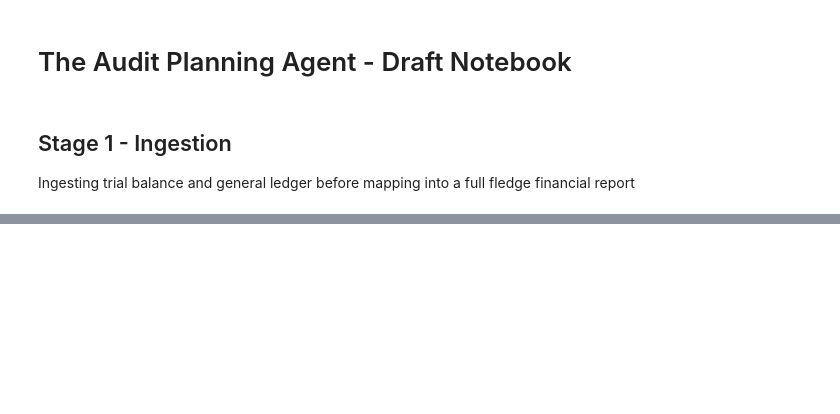
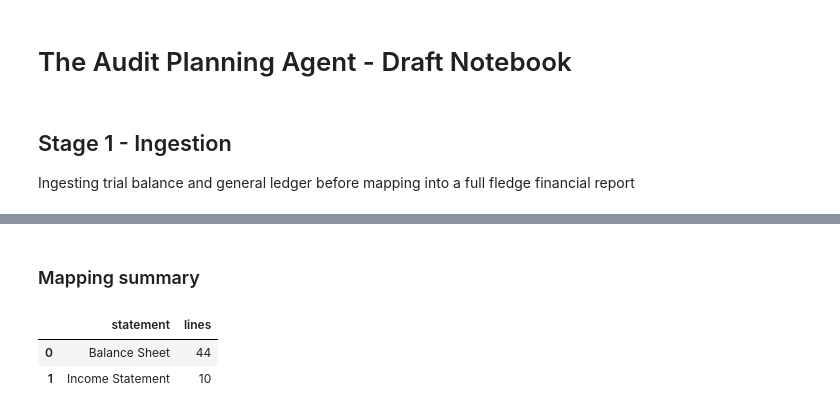
Before and after one commit to lehai0609/Planning_Agent_NDD, a Jupyter notebook: notebooks/draft.ipynb, the cells around one changed output, grey strips where cells are left out. Saved outputs shown, nothing was run; the diff lists cells and outputs as text; code cells hidden in the pictures; blank space fills up the shorter version.

```diff
--- a/notebooks/draft.ipynb
+++ b/notebooks/draft.ipynb
@@ -135,0 +418,38 @@ for dataset_name, dataframe in ingested_frames.items():
+# %%
+CONFIGS_DIR = REPO_ROOT / "configs"
+FS_MAPPING_PATH = CONFIGS_DIR / "fs_mapping.yaml"
+
+if not FS_MAPPING_PATH.exists():
+    raise FileNotFoundError(f"Mapping config not found at {FS_MAPPING_PATH}")
+
+with FS_MAPPING_PATH.open("r", encoding="utf-8") as stream:
+    FS_MAPPING = yaml.safe_load(stream)
+
+balance_sheet_rules = FS_MAPPING.get("balance_sheet", [])
+income_statement_rules = FS_MAPPING.get("income_statement", [])
+
+# Load leaf-level trial balances for easy reuse in later stages
+TB_LEAVES: Dict[int, pd.DataFrame] = {}
+for year in (2024, 2025):
+    leaves_path = ARTIFACTS_DIR / f"tb_{year}_leaves.parquet"
+    tb_leaves_df = pd.read_parquet(leaves_path)
+    tb_leaves_df = tb_leaves_df.copy()
+    tb_leaves_df["account_no"] = tb_leaves_df["Account No"].astype(str).str.strip()
+    tb_leaves_df["account_desc"] = tb_leaves_df["Description"].astype(str).str.strip()
+    tb_leaves_df["category"] = tb_leaves_df["Category"].astype(str).str.upper()
+    TB_LEAVES[year] = tb_leaves_df
+
+display(Markdown("### Mapping summary"))
+display(
+    pd.DataFrame(
+        {
+            "statement": ["Balance Sheet", "Income Statement"],
+            "lines": [len(balance_sheet_rules), len(income_statement_rules)],
+        }
+    )
+)
+# %% [output]
+### Mapping summary
+|  | statement | lines |
+| 0 | Balance Sheet | 44 |
+| 1 | Income Statement | 10 |
```
Also changed, not shown: parts of 9 cells of this notebook, 17 other files.
